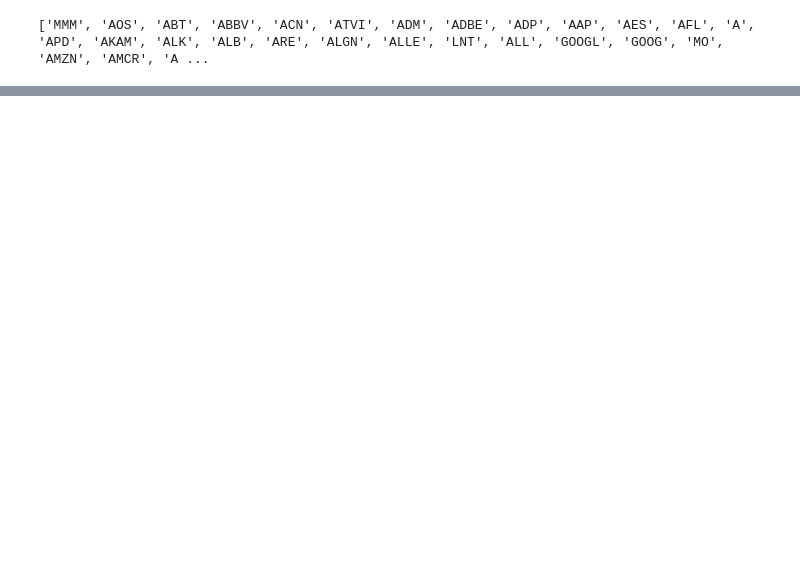
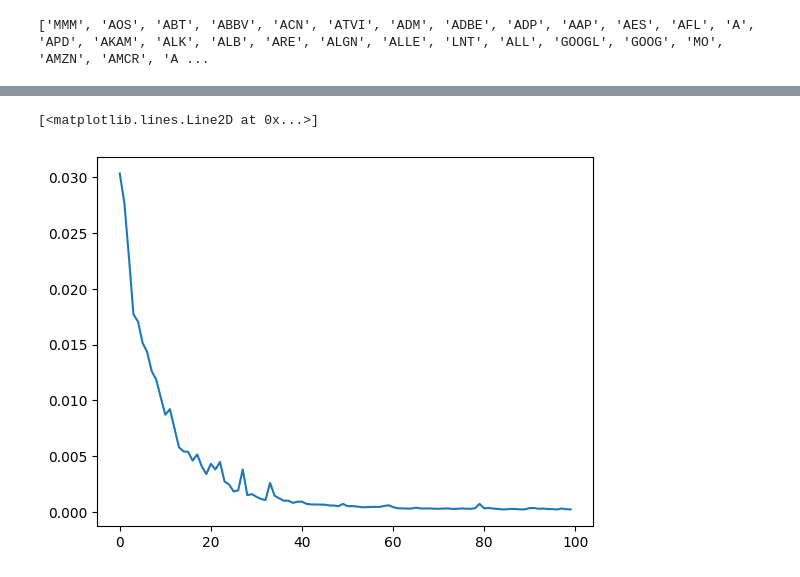
Before and after one commit to AntoineSfeir/MLResearch, a Jupyter notebook: S&P500_Forcast.ipynb, the cells around one changed output, grey strips where cells are left out. Drawn from its saved outputs; the diff is of its cells as text; code cells hidden in the pictures; blank space fills up the shorter version.

```diff
--- a/S&P500_Forcast.ipynb
+++ b/S&P500_Forcast.ipynb
@@ -111,9 +140,8 @@ y_train, y_test = y[:train_size], y[train_size:]
 # %%
-# Define and compile the LSTM model
+# Define the LSTM model
 model = Sequential()
-model.add(LSTM(units=50, return_sequences=True, input_shape=(n_timesteps, n_companies)))
-model.add(LSTM(units=50, return_sequences=True))
+model.add(LSTM(units=50, return_sequences=True, input_shape=(X_train.shape[1], X_train.shape[2])))
 model.add(LSTM(units=50))
-model.add(Dense(units=n_companies, activation='linear'))
+model.add(Dense(units=1))
 model.summary()
 # %% [output]
@@ -135,8 +161,9 @@ Trainable params: 175,849
 Non-trainable params: 0
 _________________________________________________________________
 # %%
-model.compile(optimizer='adam', loss='mse')
-# Train the LSTM model
-model.fit(X_train, y_train, epochs=100, batch_size=32, validation_data=(X_test, y_test))
+# Compile the model
+model.compile(optimizer='adam', loss='mean_squared_error')
+# Train the model
+model.fit(X_train, y_train, epochs=100, batch_size=64)
 # %% [output]
 Epoch 1/100
@@ -159 +186,7 @@ Epoch 100/100
 <keras.callbacks.History at 0x...>
+# %%
+loss = model.history.history['loss']
+plt.plot(loss, label='How much we where off from the actual prices')
+# %% [output]
+[<matplotlib.lines.Line2D at 0x...>]
+[figure, added]
```
Also changed, not shown: parts of 28 cells of this notebook, 3 other files.
